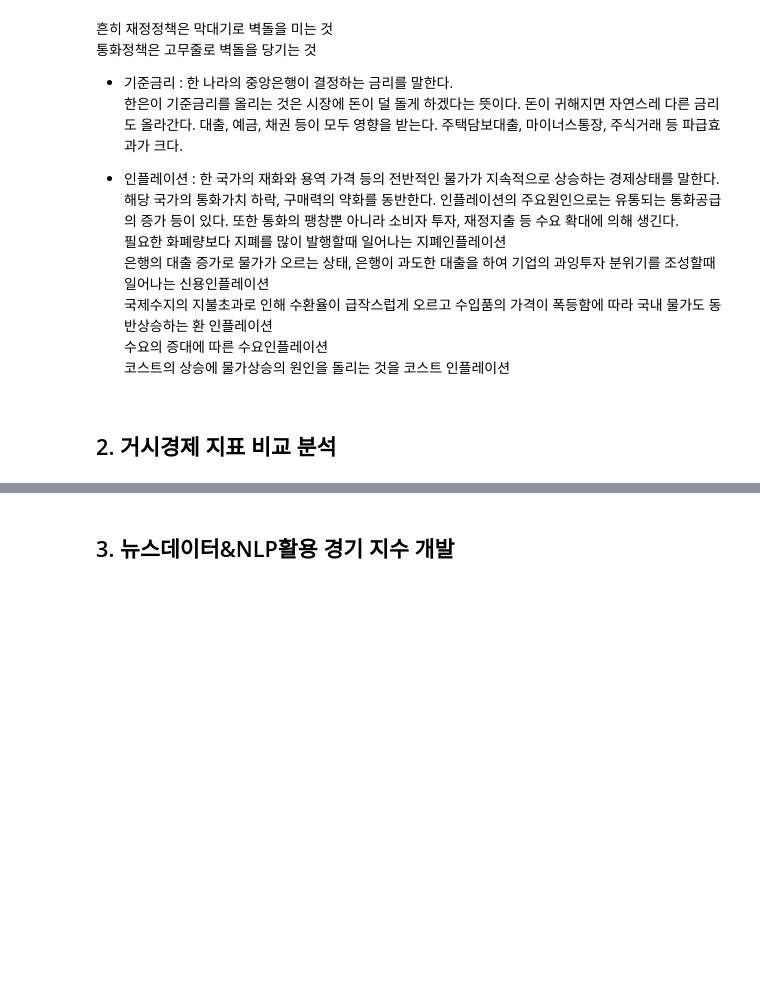
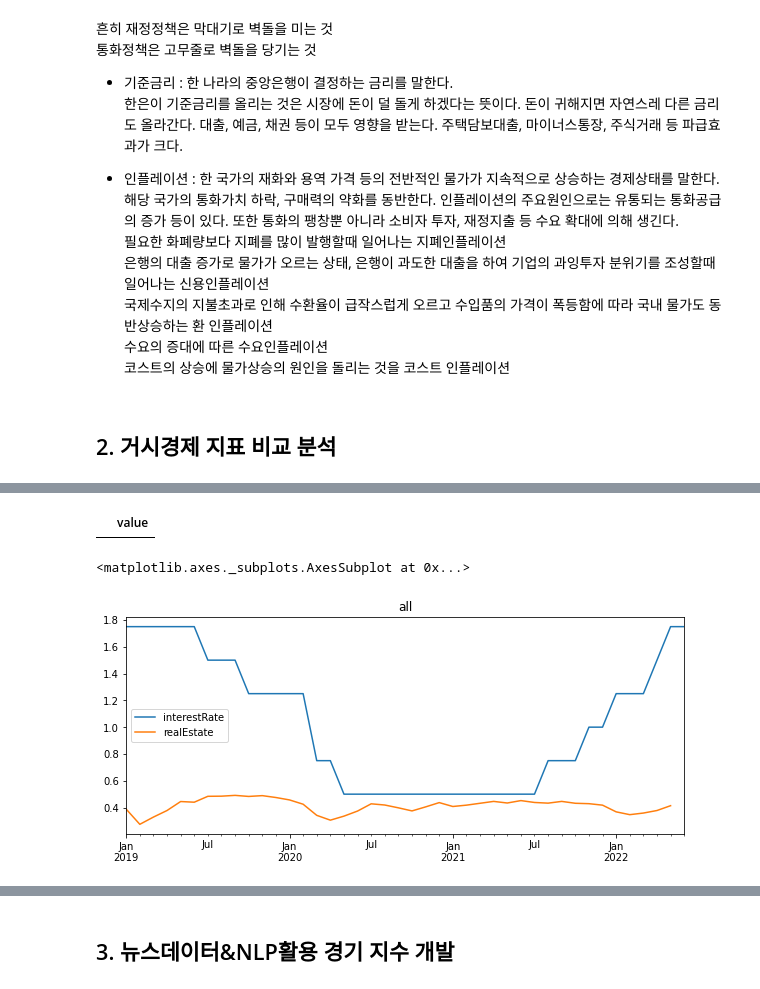
Before and after one commit to haakusi/dacon, a Jupyter notebook: 투데이2주차_sewon.ipynb, the cells around one changed output, grey strips where cells are left out. Cells and saved outputs as stored; diff of their text form; code cells hidden in the pictures; blank space fills up the shorter version.

```diff
--- a/투데이2주차_sewon.ipynb
+++ b/투데이2주차_sewon.ipynb
@@ -61,7 +76,7 @@ import requests
 import pandas as pd
 from bs4 import BeautifulSoup
 
-private_api_key = "Q6DB5O6BJUSU1LD6OZBQ"
+private_api_key = "ECOS에서 발급한 개인키를 사용해주세요."
 
 # ECOS 에서 데이터를 호출하는 함수를 만듭니다.
 def EcosDownload(Statcode, Freq, Begdate, Enddate, Subcode1, Subcode2, Subcode3):
@@ -96,2 +102,37 @@ df
+# %%
+df = EcosDownload('722Y001', 'M', '201901', '202207', '0101000','','')
+ppi = EcosDownload('404Y014', 'M', '201901', '202206', '*AA', '', '')
+cpi = EcosDownload('901Y009', 'M', '201901', '202206', '0', '', '')
+realEstate = EcosDownload('901Y064', 'M', '201901', '202206', 'P65B','','')
+koreanInterestRate = EcosDownload('902Y001', 'M', '201901', '202206', '1010701', '', '')
+UsaInterestRate = EcosDownload('902Y001', 'M', '201901', '202206', '1030401', '', '')
+koreanStockIndex = EcosDownload('902Y002', 'M', '201901', '202206', '3010101', '', '')
+usaStockIndex = EcosDownload('902Y002', 'M', '201901', '202206', '3020101', '', '')
+# gdpKor = EcosDownload('902Y018', 'M', '201901', '202206', 'KOR', '', '')
+# gdpUsa = EcosDownload('902Y018', 'M', '201901', '202206', 'USA', '', '')
+# gdpJpn = EcosDownload('902Y018', 'M', '201901', '202206', 'JPN', '', '')
+# gdpChn = EcosDownload('902Y018', 'M', '201901', '202206', 'CHN', '', '')
+# %%
+df = df.rename(columns={'value':'interestRate'})
+df['ppi'] = ppi
+df['cpi'] = cpi
+df['realEstate'] = realEstate
+df['koreanInterestRate'] = koreanInterestRate
+df['UsaInterestRate'] = UsaInterestRate
+df['koreanStockIndex'] = koreanStockIndex
+df['usaStockIndex'] = usaStockIndex
+# df['gdpKor'] = gdpKor
+# df['gdpUsa'] = gdpUsa
+# df['gdpJpn'] = gdpJpn
+# df['gdpChn'] = gdpChn
+# %%
+gdpKor = EcosDownload('902Y018', '', '', '', 'KOR', '', '')
+gdpKor
+# %% [output]
+|  | value |
 # %%
-interestRate[["interestRate","cpi","realEstate"]].plot(figsize=(10,4), title="interestRate")
+# 기준금리, 부동산가격지수
+df[["interestRate","realEstate"]].plot(figsize=(10,4), title="all")
+# %% [output]
+<matplotlib.axes._subplots.AxesSubplot at 0x...>
+[figure, added]
```
Also changed, not shown: parts of 8 cells of this notebook.
